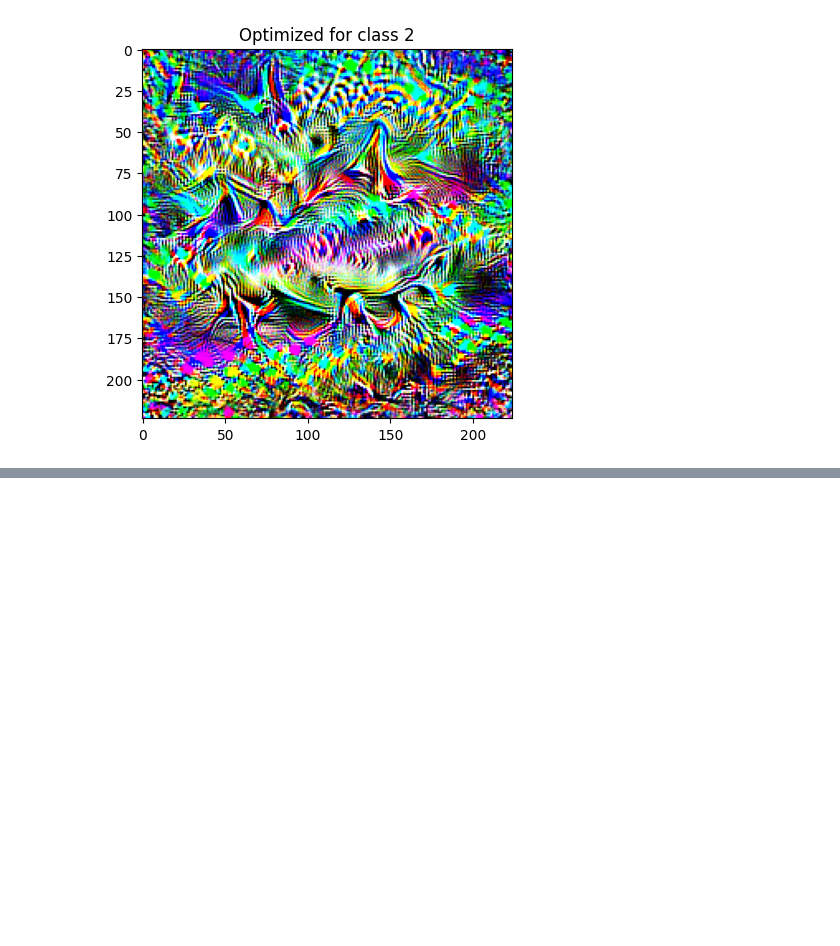
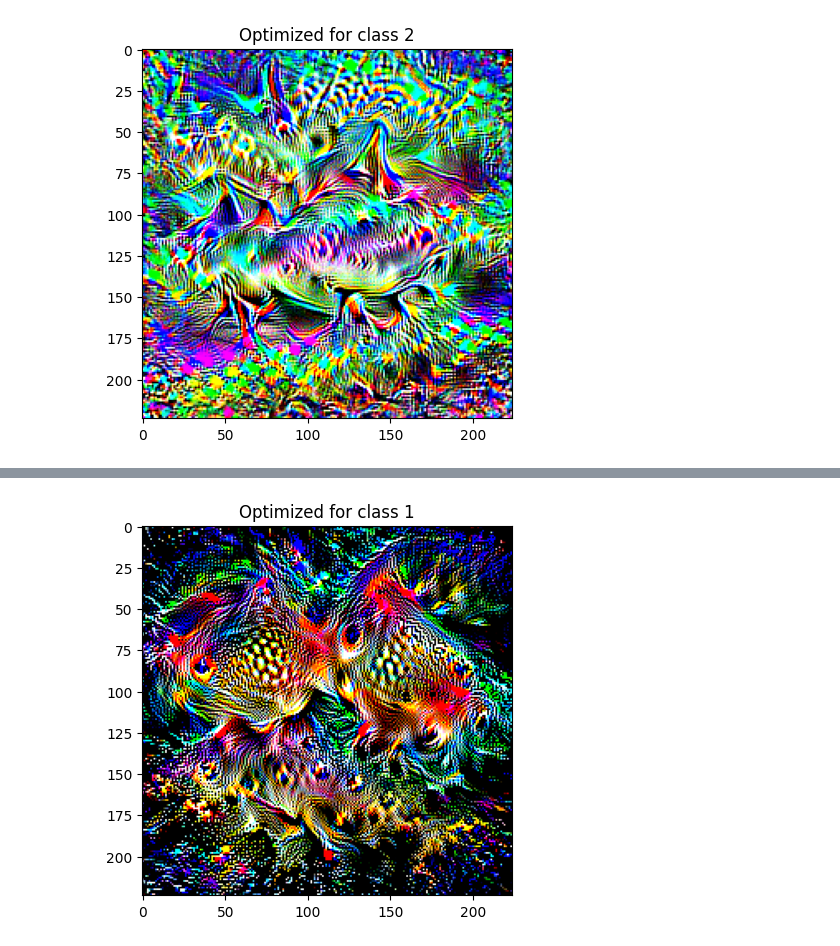
Before and after one commit to oliveryun11/feat-viz, a Jupyter notebook: feat_viz.ipynb, the cells around one changed output, grey strips where cells are left out. Saved outputs shown, nothing was run; the diff lists cells and outputs as text; code cells hidden in the pictures; blank space fills up the shorter version.

```diff
--- a/feat_viz.ipynb
+++ b/feat_viz.ipynb
@@ -124,0 +165,50 @@ Iteration 2040/2048: Loss: -233.45860290527344
+# %%
+# Decorrelation + Transformation Robustness
+
+image = torch.rand((1, 3, IMG_HEIGHT, IMG_WIDTH), requires_grad = True)
+optimizer = torch.optim.Adam([image], lr = LEARNING_RATE)
+
+# color correlation matrix for imagenet
+# https://github.com/tensorflow/lucid/blob/master/lucid/optvis/param/color.py
+LUCID_COLOR_CORRELATION = torch.tensor([
+    [0.26, 0.09, 0.02],
+    [0.27, 0.00, -0.05],
+    [0.27, -0.09, 0.03]
+]).T
+
+def correlate_image(image):
+  permute_image = image.permute((0, 2, 3, 1))
+  corr_image = torch.einsum("abcd, de -> abce", permute_image, LUCID_COLOR_CORRELATION)
+  return corr_image.permute((0, 3, 1, 2)).clamp(0, 1)
+
+transforms = v2.Compose([
+    v2.Pad(padding = JITTER_PX),
+    v2.RandomCrop(size = (IMG_HEIGHT, IMG_WIDTH)),
+    v2.RandomResizedCrop(size = (IMG_HEIGHT, IMG_WIDTH), scale = (1-SCALE_FACTOR, 1)),
+    v2.RandomRotation(ROTATION_DEG)
+])
+
+for i in range(NUM_ITER):
+  optimizer.zero_grad()
+
+  corr_image = correlate_image(image)
+
+  transformed_image = transforms(corr_image.clone())
+
+  preprocessed_image = preprocess(transformed_image)
+
+  out = model(preprocessed_image)
+
+  loss = -out[0, TARGET_CLASS]
+  loss.backward()
+  optimizer.step()
+
+  if (i + 1) % 10 == 0:
+    print(f"Iteration {i + 1}/{NUM_ITER}: Loss: {loss.item()}")
+
+final_image = image.detach().clone()
+final_corr_image = correlate_image(final_image).squeeze(0)
+plt.imshow(TF.to_pil_image(final_corr_image))
+plt.title(f"Optimized for class {TARGET_CLASS}")
+plt.show()
+# %% [output]
@@ -124,0 +232 @@ Iteration 2040/2048: Loss: -233.45860290527344
+[figure, added]
```
Also changed, not shown: parts of 4 cells of this notebook.
